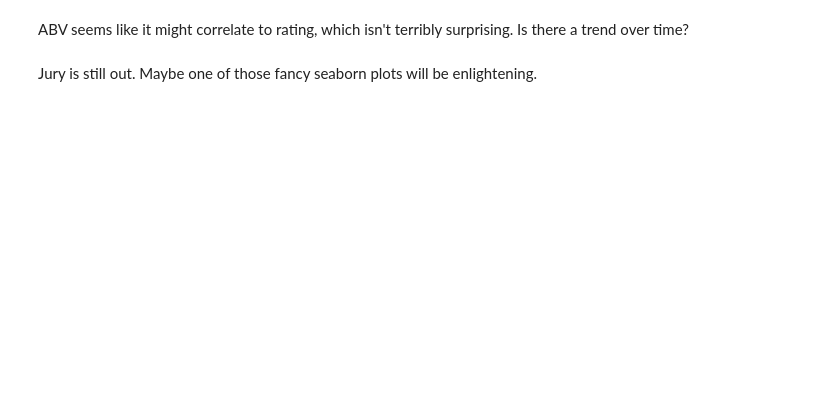
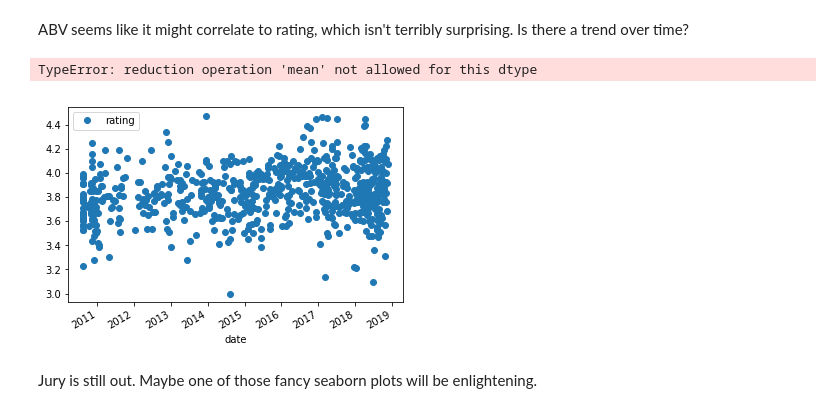
Before and after one commit to bcminch/cicerone, a Jupyter notebook: notebooks/Why It's Important to Explore Your Data.ipynb, the cells around one changed output. Cells and saved outputs as stored; diff of their text form; code cells hidden in the pictures; blank space fills up the shorter version.

```diff
--- a/notebooks/Why It's Important to Explore Your Data.ipynb
+++ b/notebooks/Why It's Important to Explore Your Data.ipynb
@@ -29,7 +60,11 @@ df[['abv','ibu','num ratings','rating']].corr()
 ABV seems like it might correlate to rating, which isn't terribly surprising. Is there a trend over time?
 # %%
 %matplotlib inline
-fig = df.plot('date','rating')
+fig = df.plot('date','rating',marker='o',linestyle='None')
+sns.regplot('date','rating',df)
+# %% [output]
+TypeError: reduction operation 'mean' not allowed for this dtype
+[figure, added]
 # %% [markdown]
 Jury is still out. Maybe one of those fancy seaborn plots will be enlightening.
 # %%
```
Also changed, not shown: parts of 9 cells of this notebook, 1 other file.
